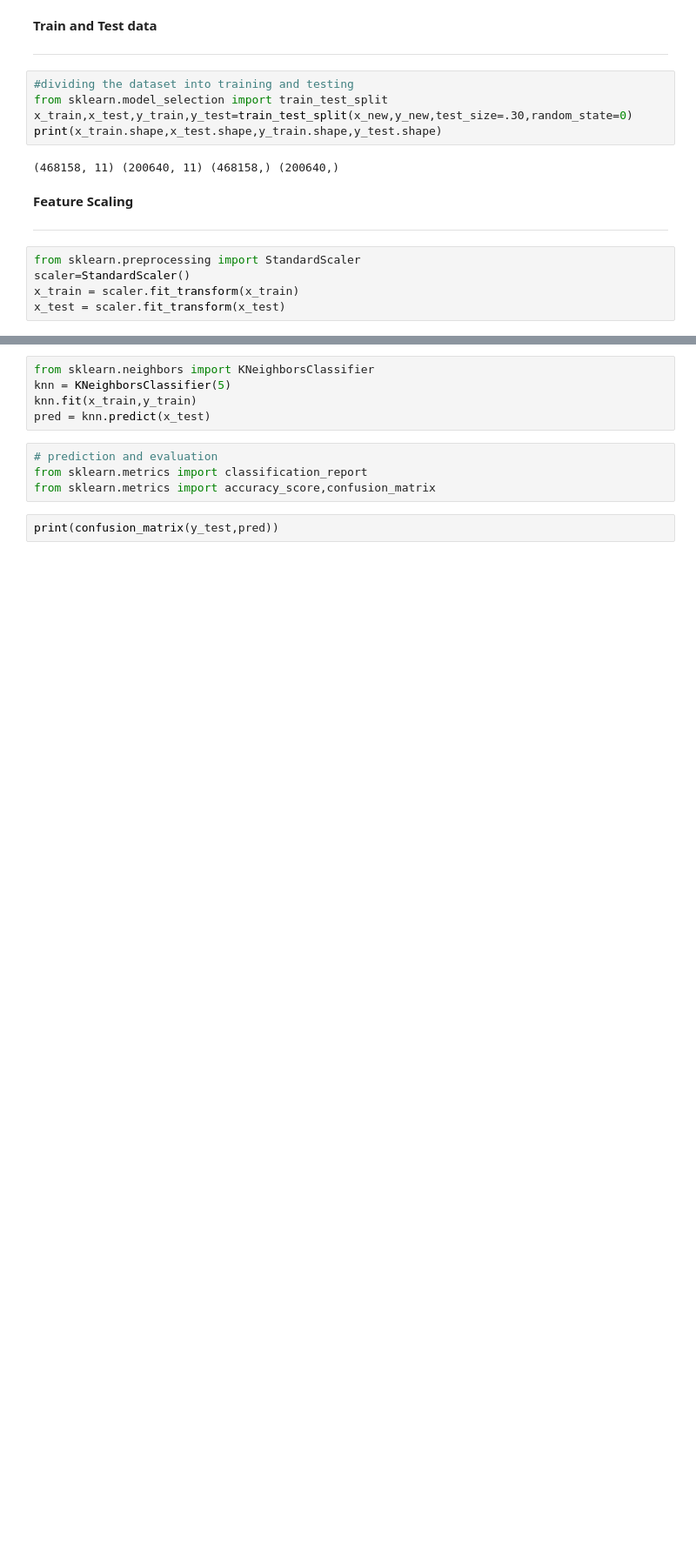
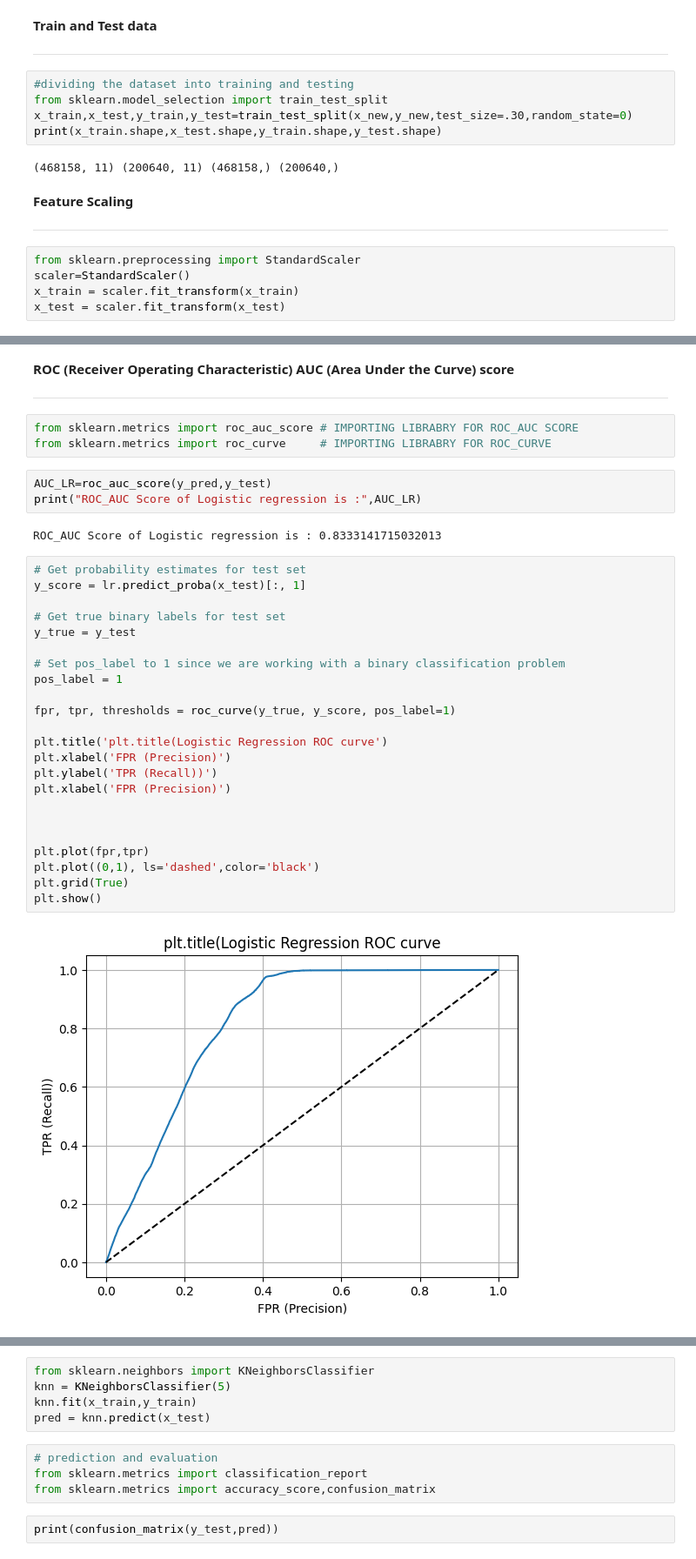
Before and after one commit to kanakpriyatiwari/HEALTH-INSURANCE-CROSS-SELL-PREDICTION, a Jupyter notebook: Copy_of_HEALTH_INSURANCE_CROSS_SELL_PREDICTION.ipynb, the cells around one changed output, grey strips where cells are left out. Shown at 87% size. Cells and saved outputs as stored; diff of their text form; blank space fills up the shorter version.

```diff
--- a/Copy_of_HEALTH_INSURANCE_CROSS_SELL_PREDICTION.ipynb
+++ b/Copy_of_HEALTH_INSURANCE_CROSS_SELL_PREDICTION.ipynb
@@ -545 +581,38 @@ Idea is to start selection of models as:
+# %% [markdown]
+**ROC (Receiver Operating Characteristic) AUC (Area Under the Curve) score**
+
+---
+# %%
+from sklearn.metrics import roc_auc_score # IMPORTING LIBRABRY FOR ROC_AUC SCORE
+from sklearn.metrics import roc_curve     # IMPORTING LIBRABRY FOR ROC_CURVE
+# %%
+AUC_LR=roc_auc_score(y_pred,y_test)
+print("ROC_AUC Score of Logistic regression is :",AUC_LR)
+# %% [output]
+ROC_AUC Score of Logistic regression is : 0.8333141715032013
+# %%
+# Get probability estimates for test set
+y_score = lr.predict_proba(x_test)[:, 1]
+
+# Get true binary labels for test set
+y_true = y_test
+
+# Set pos_label to 1 since we are working with a binary classification problem
+pos_label = 1
+
+fpr, tpr, thresholds = roc_curve(y_true, y_score, pos_label=1)
+
+plt.title('plt.title(Logistic Regression ROC curve')
+plt.xlabel('FPR (Precision)')
+plt.ylabel('TPR (Recall))')
+plt.xlabel('FPR (Precision)')
+
+
+
+plt.plot(fpr,tpr)
+plt.plot((0,1), ls='dashed',color='black')
+plt.grid(True)
+plt.show()
+# %% [output]
+[figure, added]
 # %% [markdown]
```
Also changed, not shown: parts of 40 cells of this notebook.
